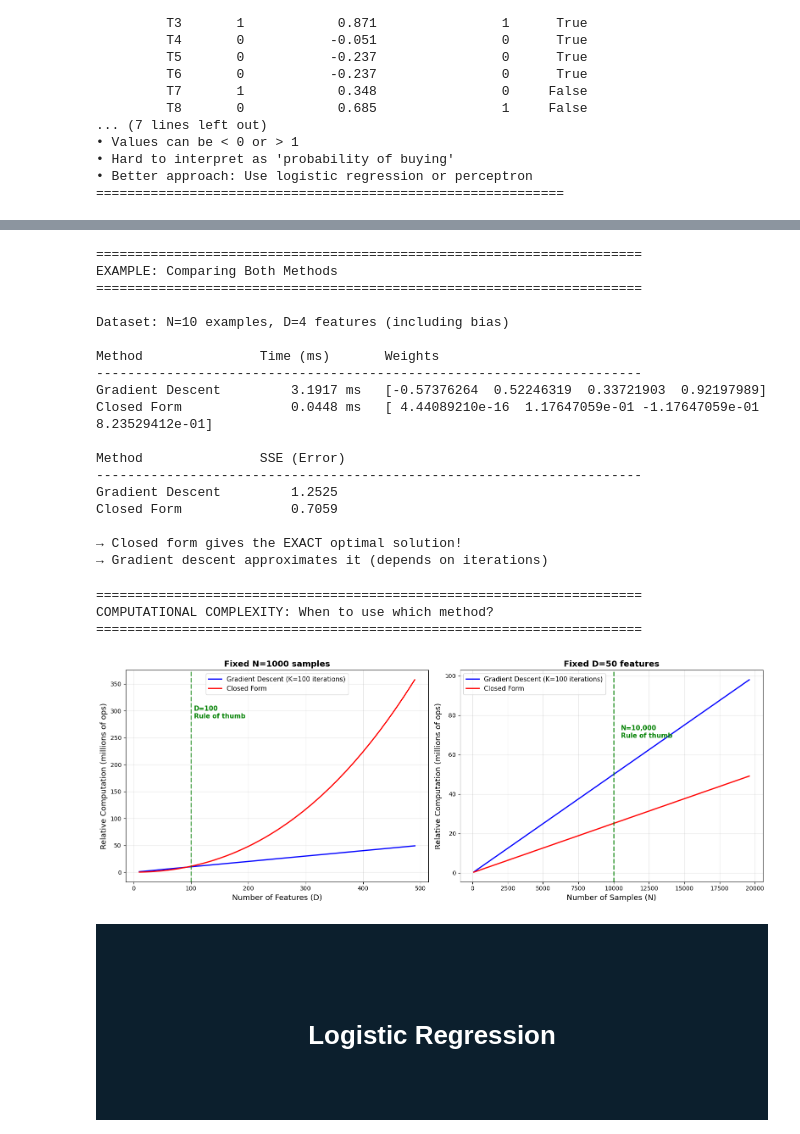
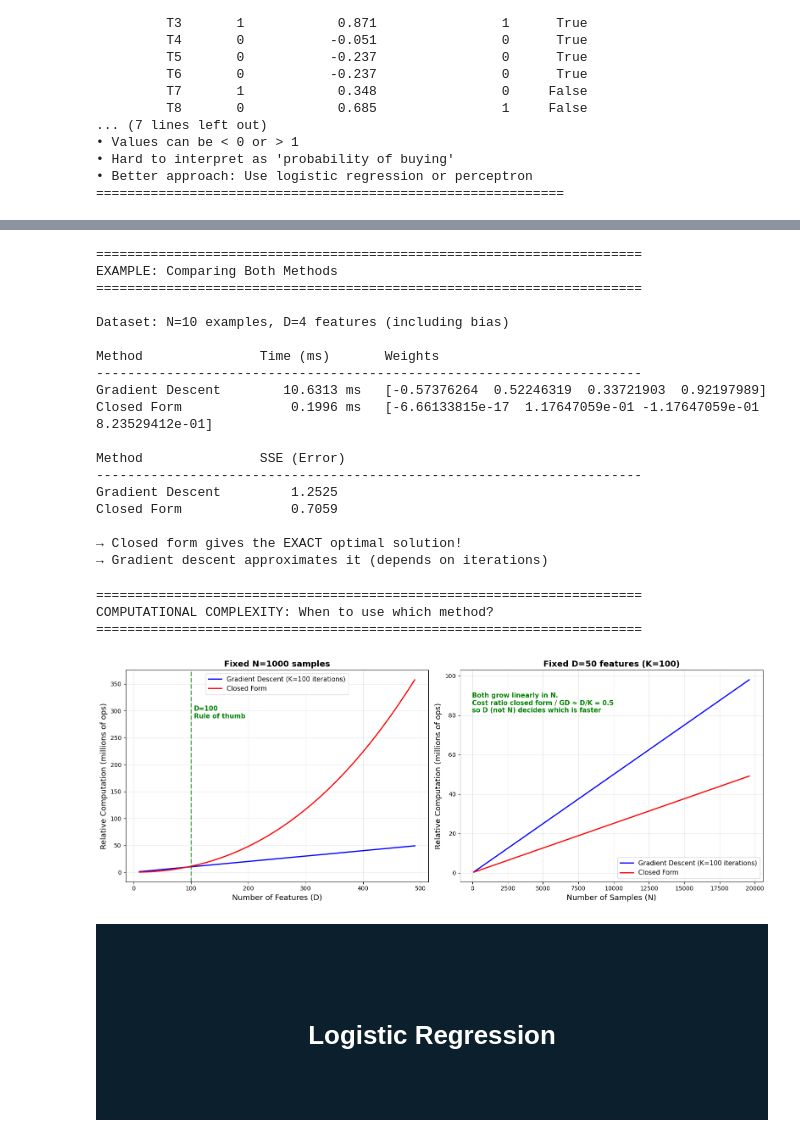
Before and after one commit to HebaNAS/D2xDL-Week7, a Jupyter notebook: LinearRegression.ipynb, the cells around one changed output, grey strips where cells are left out. Drawn from its saved outputs; the diff is of its cells as text; code cells hidden in the pictures.

```diff
--- a/LinearRegression.ipynb
+++ b/LinearRegression.ipynb
@@ -1142,7 +1139,7 @@ time_gd = time.time() - start_time
 
 # Method 2: Closed Form Solution
 start_time = time.time()
-w_closed = np.linalg.inv(X_demo.T @ X_demo) @ X_demo.T @ y_demo
+w_closed = np.linalg.solve(X_demo.T @ X_demo, X_demo.T @ y_demo)  # solves (XᵀX)w = XᵀY; more stable than inv()
 time_closed = time.time() - start_time
 
 print(f"\n{'Method':<20} {'Time (ms)':<15} {'Weights'}")
@@ -1171,8 +1168,8 @@ Dataset: N=10 examples, D=4 features (including bias)
 
 Method               Time (ms)       Weights
 ----------------------------------------------------------------------
-Gradient Descent         3.1917 ms   [-0.57376264  0.52246319  0.33721903  0.92197989]
-Closed Form              0.0448 ms   [ 4.44089210e-16  1.17647059e-01 -1.17647059e-01  8.23529412e-01]
+Gradient Descent        10.6313 ms   [-0.57376264  0.52246319  0.33721903  0.92197989]
+Closed Form              0.1996 ms   [-6.66133815e-17  1.17647059e-01 -1.17647059e-01  8.23529412e-01]
 
 Method               SSE (Error)
 ----------------------------------------------------------------------
@@ -1205,38 +1202,37 @@ ax1.axvline(x=100, color='green', linestyle='--', alpha=0.7, linewidth=2)
 ax1.text(105, max(time_closed_D / 1e6) * 0.8, 'D=100\nRule of thumb',
          fontsize=11, color='green', weight='bold')
 ax1.set_xlabel('Number of Features (D)', fontsize=13)
 ax1.set_ylabel('Relative Computation (millions of ops)', fontsize=13)
 ax1.set_title(f'Fixed N={N_fixed} samples', fontsize=14, weight='bold')
 ax1.legend(fontsize=11)
 ax1.grid(alpha=0.3)
 
 # Scenario 2: Varying number of samples (N), fixed D=50
 D_fixed = 50
 N_range = np.arange(100, 20000, 500)
 
 time_gd_N = K * N_range * D_fixed  # O(K*N*D)
 time_closed_N = D_fixed**3 + D_fixed**2 * N_range  # O(D³ + D²N)
 
 ax2.plot(N_range, time_gd_N / 1e6, label=f'Gradient Descent (K={K} iterations)',
          linewidth=2, color='blue')
 ax2.plot(N_range, time_closed_N / 1e6, label='Closed Form',
          linewidth=2, color='red')
-ax2.axvline(x=10000, color='green', linestyle='--', alpha=0.7, linewidth=2)
-ax2.text(10500, max(time_gd_N / 1e6) * 0.7, 'N=10,000\nRule of thumb',
-         fontsize=11, color='green', weight='bold')
+ax2.text(0.04, 0.80, f'Both grow linearly in N.\nCost ratio closed form / GD ≈ D/K = {D_fixed / K:.1f}\nso D (not N) decides which is faster',
+         transform=ax2.transAxes, fontsize=11, color='green', weight='bold')
 ax2.set_xlabel('Number of Samples (N)', fontsize=13)
 ax2.set_ylabel('Relative Computation (millions of ops)', fontsize=13)
-ax2.set_title(f'Fixed D={D_fixed} features', fontsize=14, weight='bold')
+ax2.set_title(f'Fixed D={D_fixed} features (K={K})', fontsize=14, weight='bold')
 ax2.legend(fontsize=11)
 ax2.grid(alpha=0.3)
 
 plt.tight_layout()
 plt.show()
 # %% [output]
 ======================================================================
 COMPUTATIONAL COMPLEXITY: When to use which method?
 ======================================================================
-[figure, old version]
+[figure, new version]
 # %% [markdown]
 <div style="height: 100vh !important; min-height: 100%; display: flex !important; justify-content: center !important; align-items: center !important; padding: 10% 0 10% 0; background-color: #0C1F2D; background: url('images/bg.jpg') center center / cover no-repeat !important;">
     <div style="display: flex; flex-direction: column; align-items: center; justify-content: center; height: 80px; text-align: center;">
```
Also changed, not shown: parts of 30 cells of this notebook, 6 other files.
